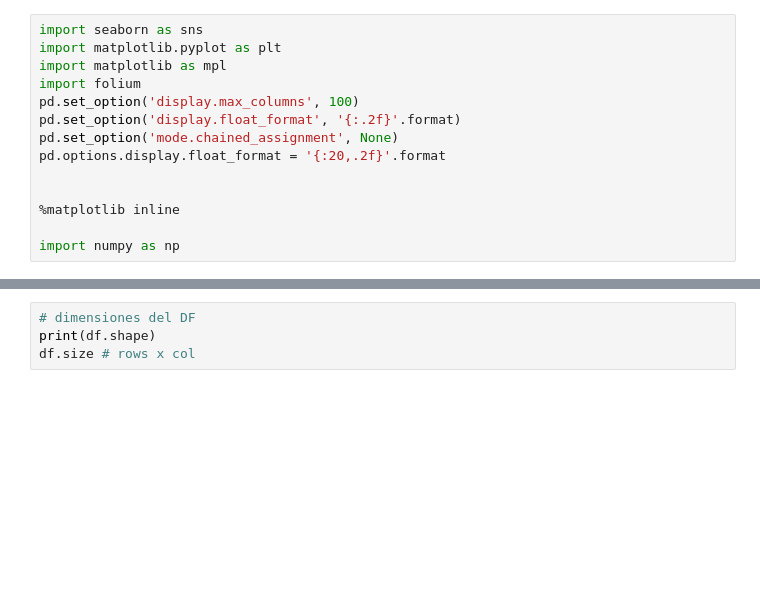
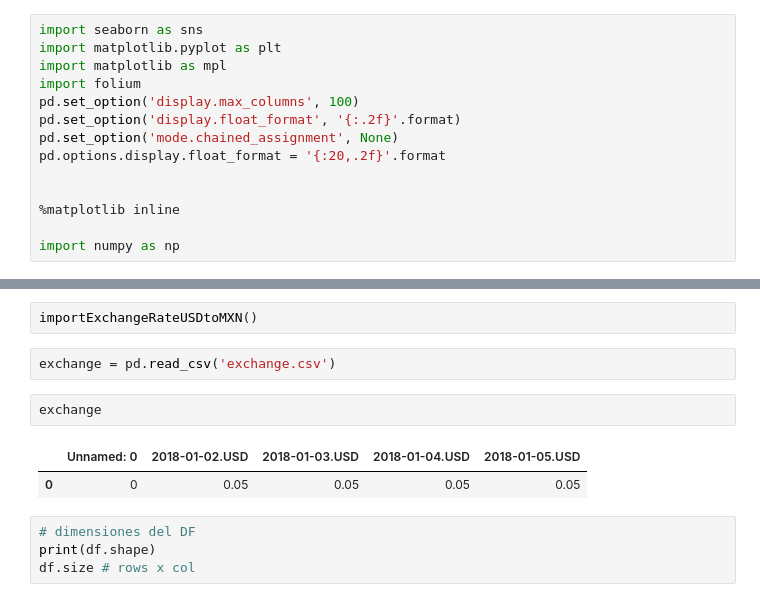
Before and after one commit to josetec1/DatosG29, a Jupyter notebook: Analisis exploratorio de datos.ipynb, the cells around one changed output, grey strips where cells are left out. Cells and saved outputs as stored; diff of their text form; blank space fills up the shorter version.

Commit message:
exchange v0.1

```diff
--- a/Analisis exploratorio de datos.ipynb
+++ b/Analisis exploratorio de datos.ipynb
@@ -58,3 +56,12 @@ Name: 0, dtype: object
+# %%
+importExchangeRateUSDtoMXN()
+# %%
+exchange = pd.read_csv('exchange.csv')
+# %%
+exchange
+# %% [output]
+|  | Unnamed: 0 | 2018-01-02.USD | 2018-01-03.USD | 2018-01-04.USD | 2018-01-05.USD |
+| 0 | 0 | 0.05 | 0.05 | 0.05 | 0.05 |
 # %%
 # dimensiones del DF
 print(df.shape)
```
Also changed, not shown: parts of 5 cells of this notebook, 1 other file.
